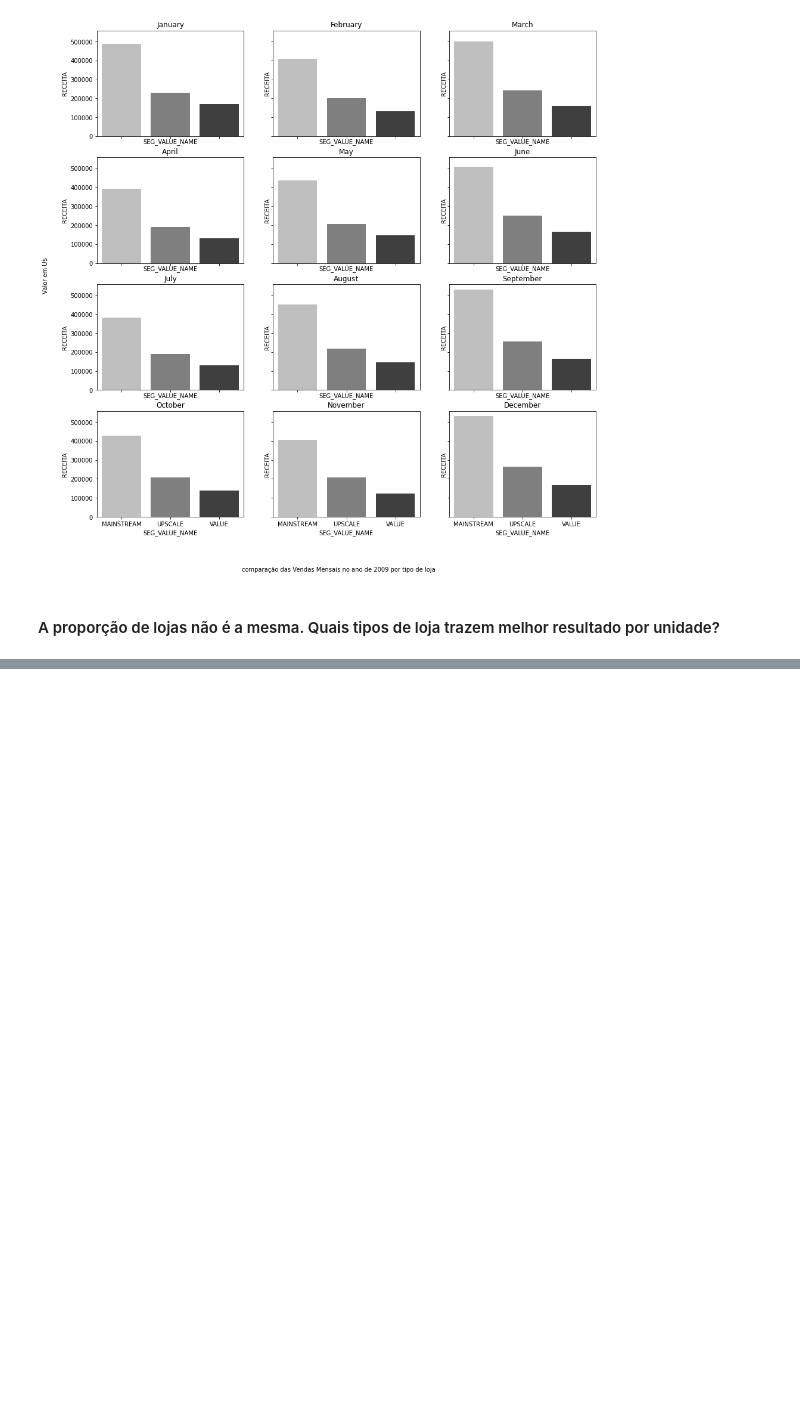
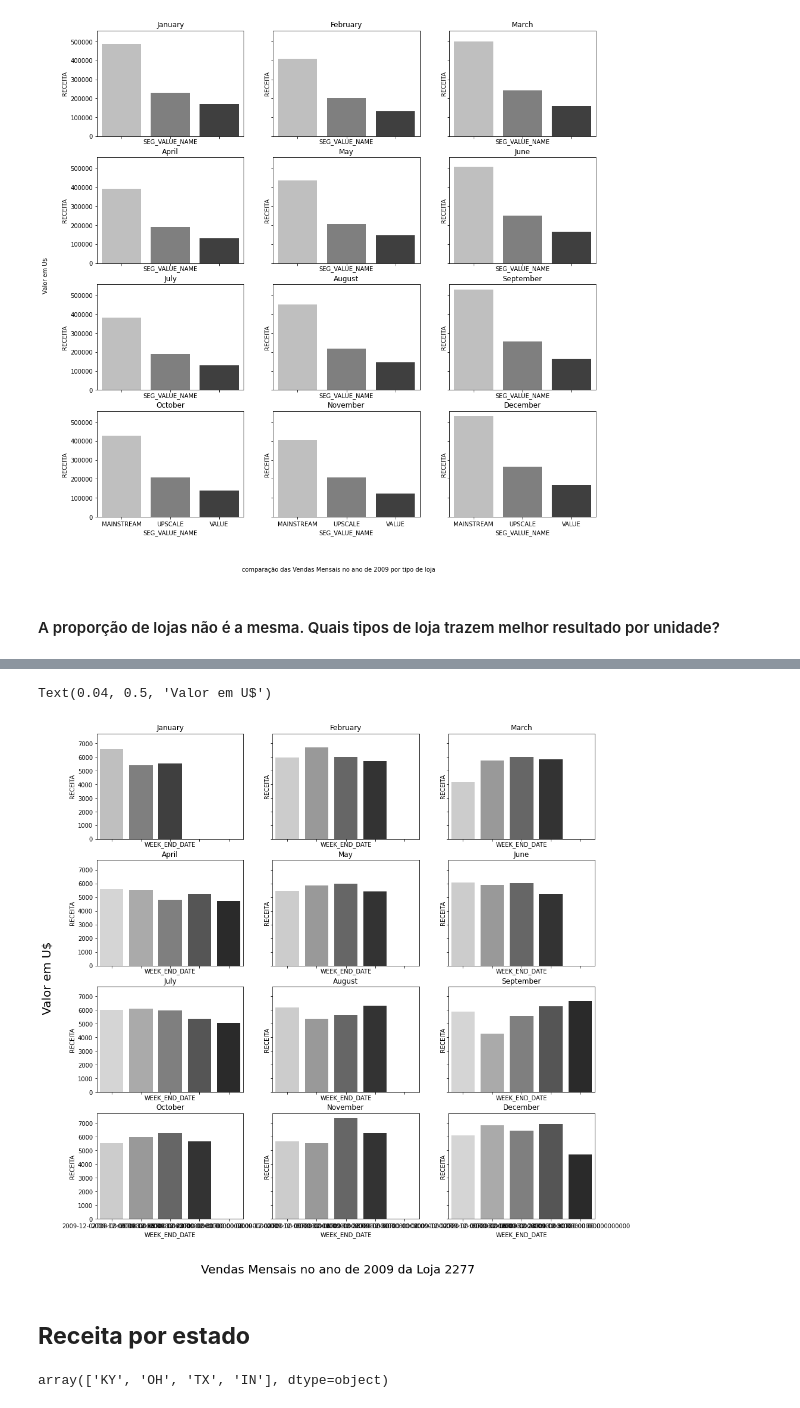
Before and after one commit to SamuelSousaFerreira/Breakfast-at-the-Frat---Time-Series-Analise, a Jupyter notebook: Breakfast_at_the_Frat.ipynb, the cells around one changed output, grey strips where cells are left out. Saved outputs shown, nothing was run; the diff lists cells and outputs as text; code cells hidden in the pictures; blank space fills up the shorter version.

```diff
--- a/Breakfast_at_the_Frat.ipynb
+++ b/Breakfast_at_the_Frat.ipynb
@@ -713,0 +755,26 @@ Text(0.04, 0.5, 'Valor em U$')
+# %%
+fig, eixo = plt.subplots(4,3, sharex=True, sharey=True, figsize=(15,15))
+loja, ano, m = 2277, 2009, 1 # pode alterar o ano e a loja
+
+for i in range(0,4):
+  for j in range(0,3):
+
+     a= tudo_junto_rec[(tudo_junto_rec.STORE_ID == loja) & (tudo_junto_rec.WEEK_END_DATE.dt.year == ano) & (tudo_junto_rec.WEEK_END_DATE.dt.month == m)]
+     a = a.groupby("WEEK_END_DATE")['RECEITA'].sum().reset_index()
+
+     sns.barplot(x="WEEK_END_DATE", y='RECEITA', data=a, palette= 'gray_r', ax=eixo[i,j])
+
+     eixo[i,j].set_title('%s'%calendar.month_name[m])
+     m += 1
+
+fig.text(0.5,0.04,'Vendas Mensais no ano de 2009 da Loja 2277', ha='center', fontsize= 20)
+fig.text(0.04, 0.5, 'Valor em U$', va='center', rotation='vertical', fontsize= 20)
+# %% [output]
+Text(0.04, 0.5, 'Valor em U$')
+[figure, added]
+# %% [markdown]
+## **Receita por estado**
+# %%
+lojas.ADDRESS_STATE_PROV_CODE.unique()
+# %% [output]
+array(['KY', 'OH', 'TX', 'IN'], dtype=object)
```
Also changed, not shown: parts of 32 cells of this notebook.
